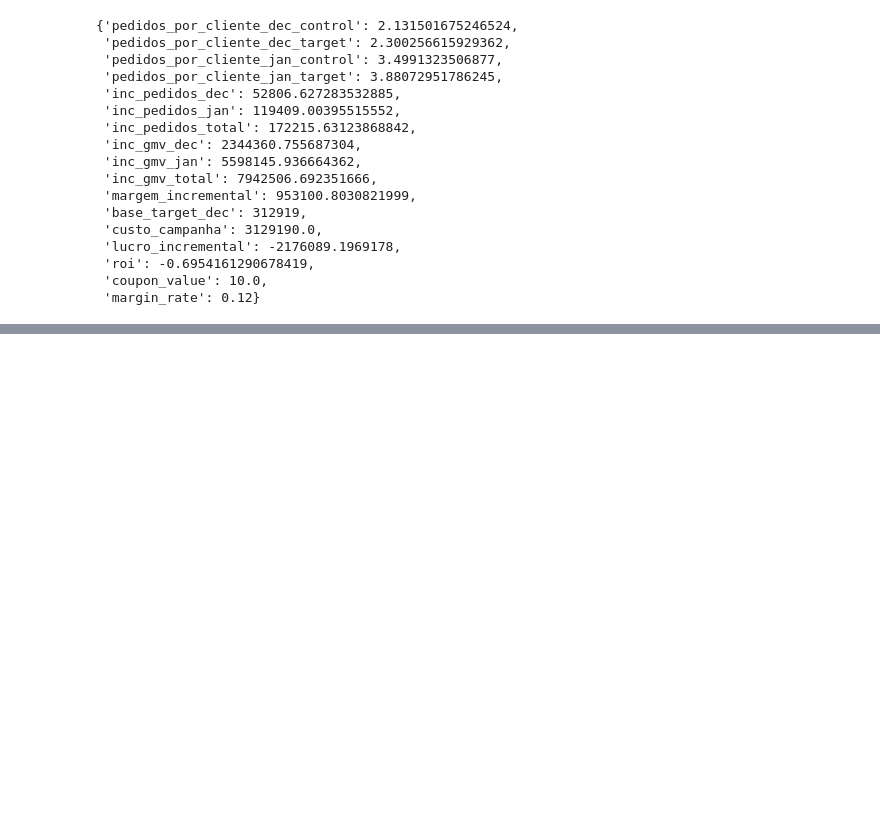
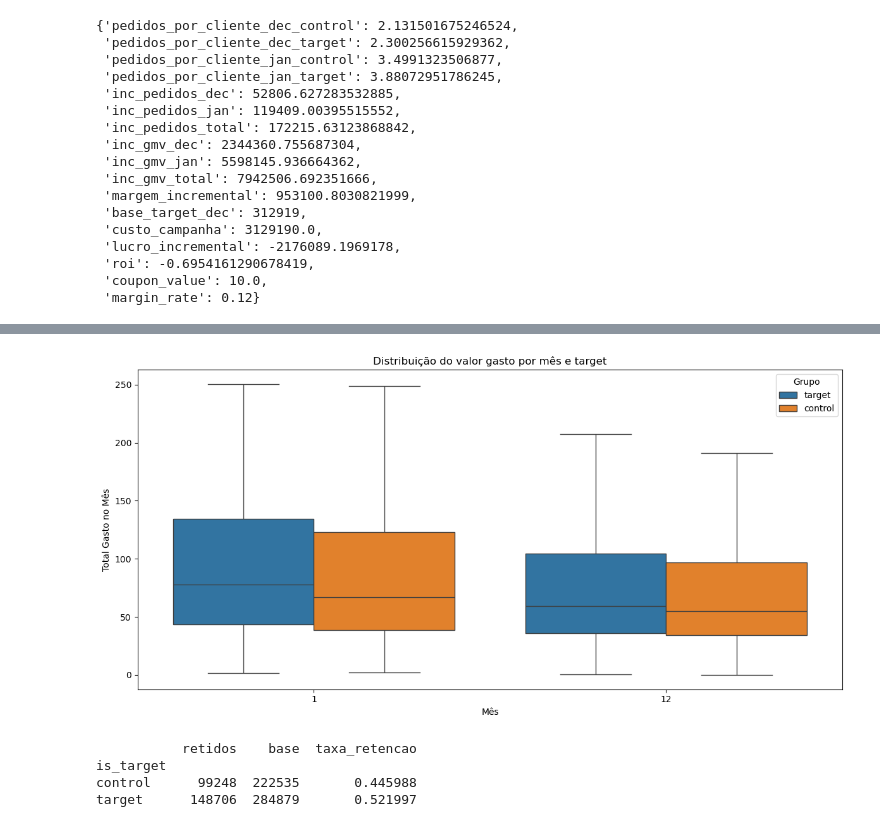
Before and after one commit to elianezanlorense/ifood_case, a Jupyter notebook: code/0.3 - Item 1 case.ipynb, the cells around one changed output, grey strips where cells are left out. Saved outputs shown, nothing was run; the diff lists cells and outputs as text; code cells hidden in the pictures; blank space fills up the shorter version.

```diff
--- a/code/0.3 - Item 1 case.ipynb
+++ b/code/0.3 - Item 1 case.ipynb
@@ -116,0 +120,3 @@ resultados
+# %%
+distance = 1.5 * (np.nanpercentile(orderns_de['total_amount_mes'], 75) - np.nanpercentile(orderns_de['total_amount_mes'], 25))
+lim_sup=distance + np.nanpercentile(orderns_de['total_amount_mes'], 75)
@@ -116,0 +141,8 @@ resultados
+# %%
+pb_drop_dj = publico_janeiro_dezembro.drop(
+    publico_janeiro_dezembro[
+        (publico_janeiro_dezembro['total_amount_mes'] == 0) |
+        (publico_janeiro_dezembro['total_amount_mes'] > lim_sup)
+    ].index,
+    axis=0
+)
@@ -116,0 +165,27 @@ resultados
+# %%
+plt.figure(figsize=(12, 6))
+
+sns.boxplot(
+    data=pb_drop_dj,
+    x='order_created_month',
+    y='total_amount_mes',
+    hue='is_target',
+    showfliers=False
+)
+
+plt.title('Distribuição do valor gasto por mês e target')
+plt.xlabel('Mês')
+plt.ylabel('Total Gasto no Mês')
+plt.legend(title='Grupo')
+plt.tight_layout()
+plt.show()
+# %% [output]
+[figure, added]
+# %%
+pb_drop_dj_1,clientes_retidos_1=retidos(pb_drop_dj, mes0=12, mes1=1,pedidos=1)
+print(clientes_retidos_1)
+# %% [output]
+           retidos    base  taxa_retencao
+is_target
+control      99248  222535       0.445988
+target      148706  284879       0.521997
```
Also changed, not shown: parts of 15 cells of this notebook, 10 other files.
